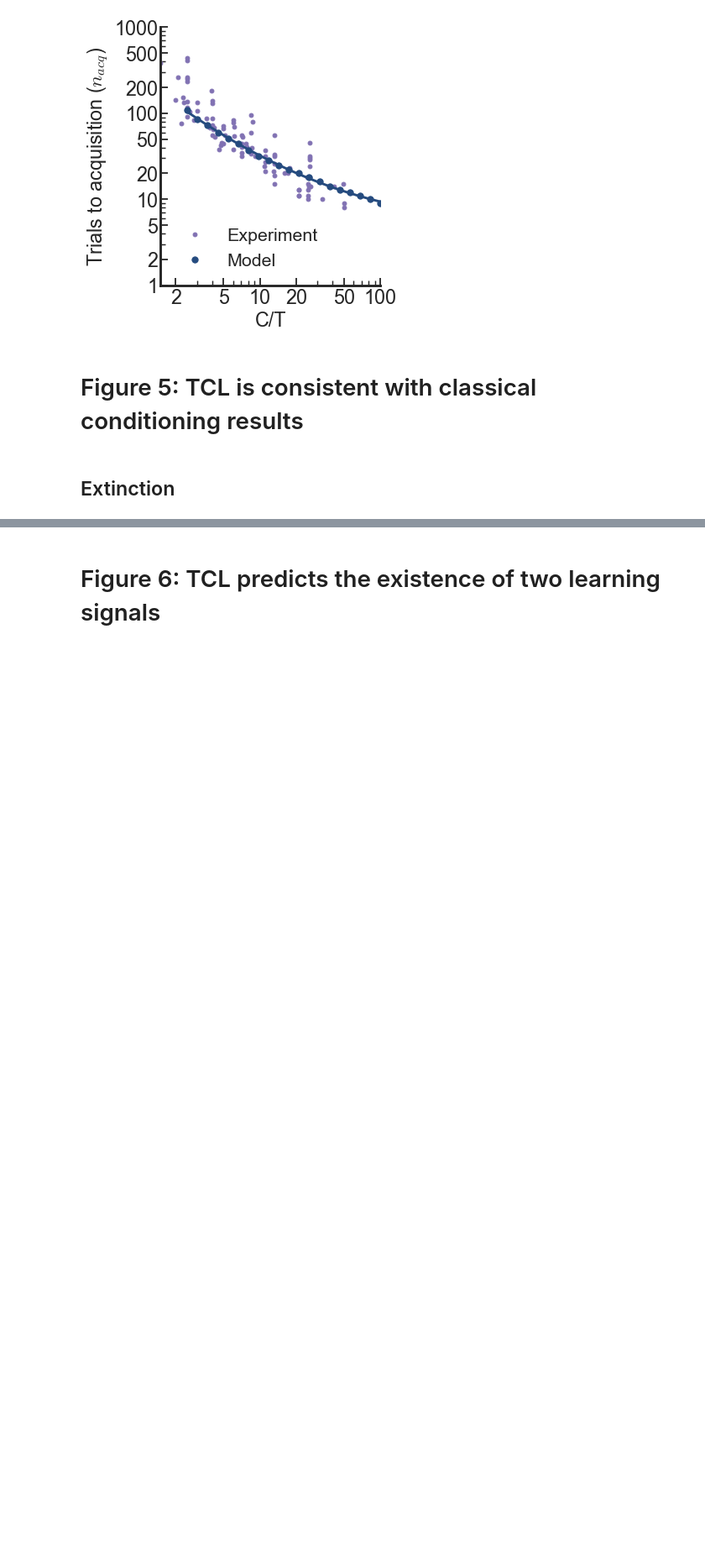
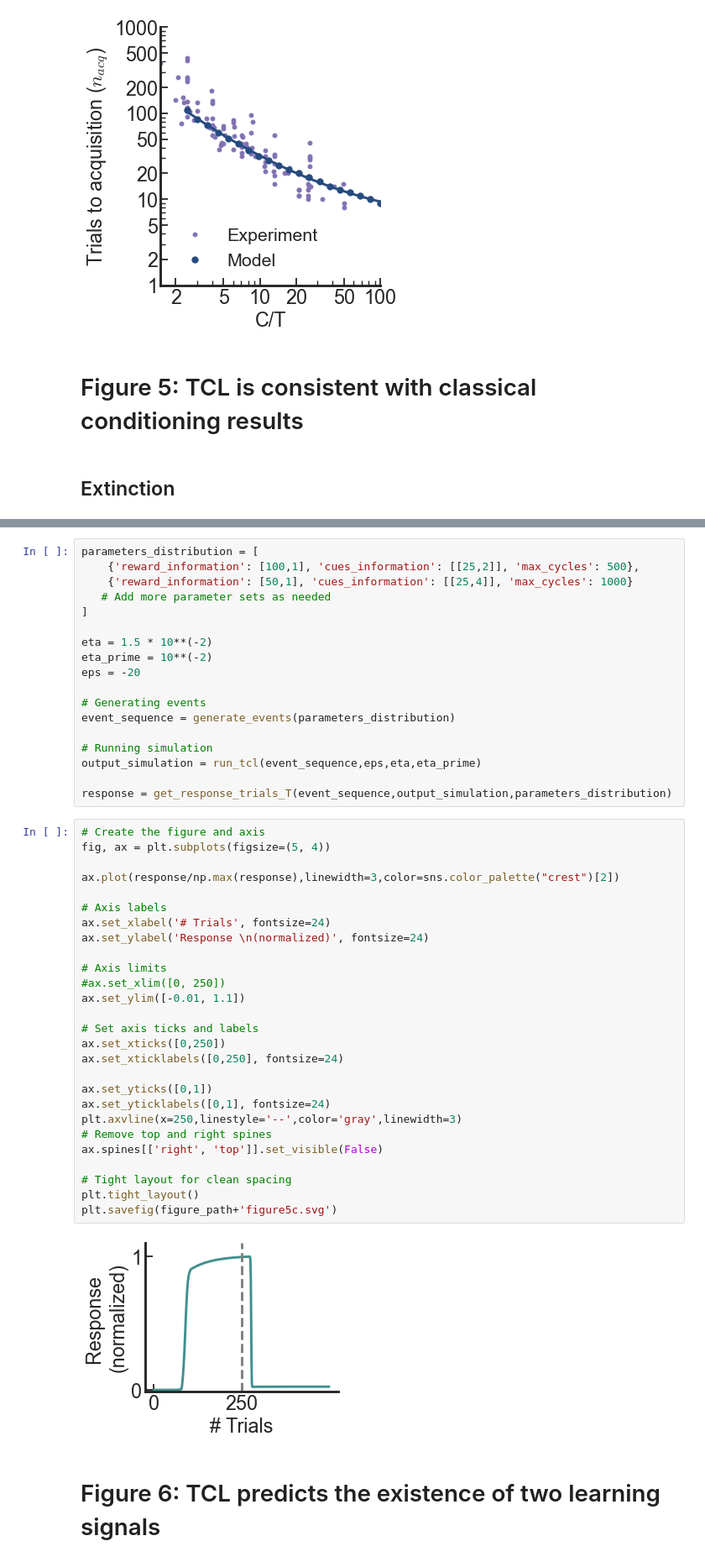
Before and after one commit to noe-hamou/Reconciling_Time_RPE, a Jupyter notebook: notebook_plots.ipynb, the cells around one changed output, grey strips where cells are left out. Shown: that part at 84% size. Cells and saved outputs as stored; diff of their text form; blank space fills up the shorter version.

```diff
--- a/notebook_plots.ipynb
+++ b/notebook_plots.ipynb
@@ -1052,2 +1272,49 @@ plt.savefig(folder_path_save+"tcl_experiment_model_extinction.svg")
+# %%
+parameters_distribution = [
+    {'reward_information': [100,1], 'cues_information': [[25,2]], 'max_cycles': 500},
+    {'reward_information': [50,1], 'cues_information': [[25,4]], 'max_cycles': 1000}
+   # Add more parameter sets as needed
+]
+
+eta = 1.5 * 10**(-2)
+eta_prime = 10**(-2)
+eps = -20
+
+# Generating events
+event_sequence = generate_events(parameters_distribution)
+
+# Running simulation
+output_simulation = run_tcl(event_sequence,eps,eta,eta_prime)
+
+response = get_response_trials_T(event_sequence,output_simulation,parameters_distribution)
+# %%
+# Create the figure and axis
+fig, ax = plt.subplots(figsize=(5, 4))
+
+ax.plot(response/np.max(response),linewidth=3,color=sns.color_palette("crest")[2])
+
+# Axis labels
+ax.set_xlabel('# Trials', fontsize=24)
+ax.set_ylabel('Response \n(normalized)', fontsize=24)
+
+# Axis limits
+#ax.set_xlim([0, 250])
+ax.set_ylim([-0.01, 1.1])
+
+# Set axis ticks and labels
+ax.set_xticks([0,250])
+ax.set_xticklabels([0,250], fontsize=24)
+
+ax.set_yticks([0,1])
+ax.set_yticklabels([0,1], fontsize=24)
+plt.axvline(x=250,linestyle='--',color='gray',linewidth=3)
+# Remove top and right spines
+ax.spines[['right', 'top']].set_visible(False)
+
+# Tight layout for clean spacing
+plt.tight_layout()
+plt.savefig(figure_path+'figure5c.svg')
+# %% [output]
+[figure, added]
 # %% [markdown]
 # Figure 6: TCL predicts the existence of two learning signals
```
Also changed, not shown: parts of 34 cells of this notebook, 7 other files.
